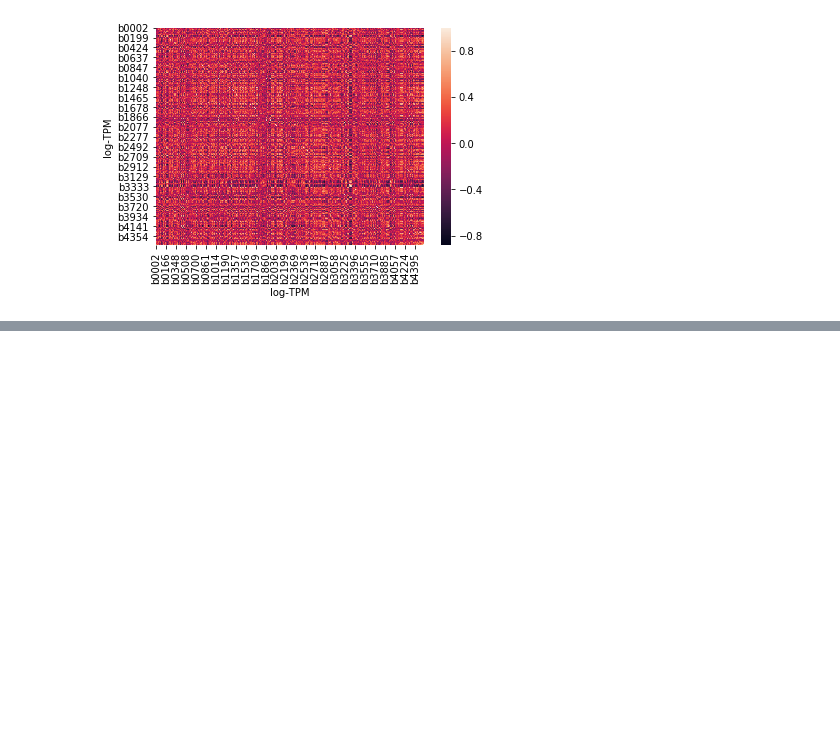
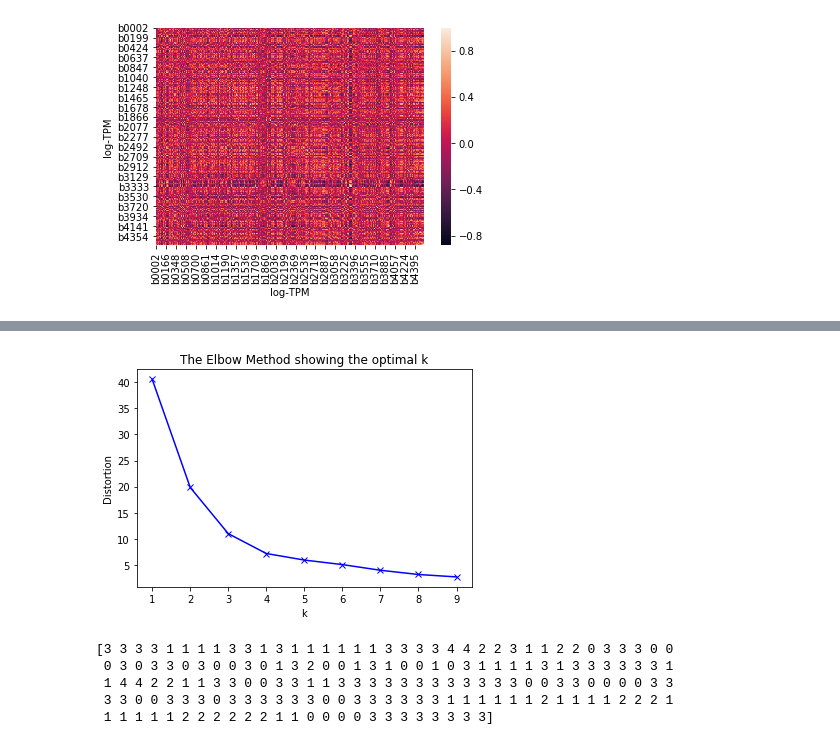
Before and after one commit to adamhockenberry/Growth-expression-translation, a Jupyter notebook: Code/scratch_SBS.ipynb, the cells around one changed output, grey strips where cells are left out. Saved outputs shown, nothing was run; the diff lists cells and outputs as text; code cells hidden in the pictures; blank space fills up the shorter version.

```diff
--- a/Code/scratch_SBS.ipynb
+++ b/Code/scratch_SBS.ipynb
@@ -304,0 +340,30 @@ plt.show()
+# %%
+#Determine clusters
+distortions = []
+K = range(1,10)
+for k in K:
+    kmeanModel = KMeans(n_clusters=k)
+    kmeanModel.fit(df)
+    distortions.append(kmeanModel.inertia_)
+
+plt.plot(K, distortions, 'bx-')
+plt.xlabel('k')
+plt.ylabel('Distortion')
+plt.title('The Elbow Method showing the optimal k')
+plt.show()
+# %% [output]
+[figure, added]
+# %%
+#Initialize the class object
+kmeans = KMeans(n_clusters = 5)
+
+#predict the labels of clusters.
+label = kmeans.fit_predict(df)
+
+print(label)
+# %% [output]
+[3 3 3 3 1 1 1 1 3 3 1 3 1 1 1 1 1 1 3 3 3 3 4 4 2 2 3 1 1 2 2 0 3 3 3 0 0
+ 0 3 0 3 3 0 3 0 0 3 0 1 3 2 0 0 1 3 1 0 0 1 0 3 1 1 1 1 3 1 3 3 3 3 3 3 1
+ 1 4 4 2 2 1 1 3 3 0 0 3 3 1 1 3 3 3 3 3 3 3 3 3 3 3 3 0 0 3 3 0 0 0 0 3 3
+ 3 3 0 0 3 3 3 0 3 3 3 3 3 3 0 0 3 3 3 3 3 3 1 1 1 1 1 1 2 1 1 1 1 2 2 2 1
+ 1 1 1 1 1 2 2 2 2 2 2 1 1 0 0 0 0 3 3 3 3 3 3 3 3]
```
Also changed, not shown: parts of 51 cells of this notebook.
